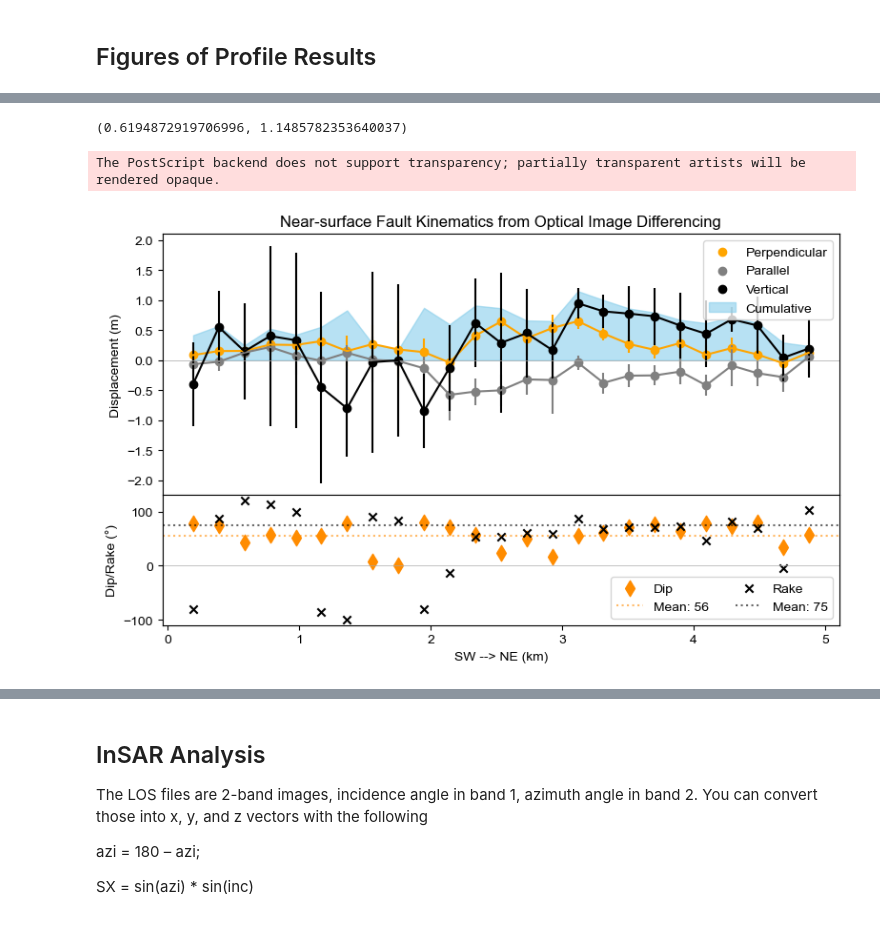
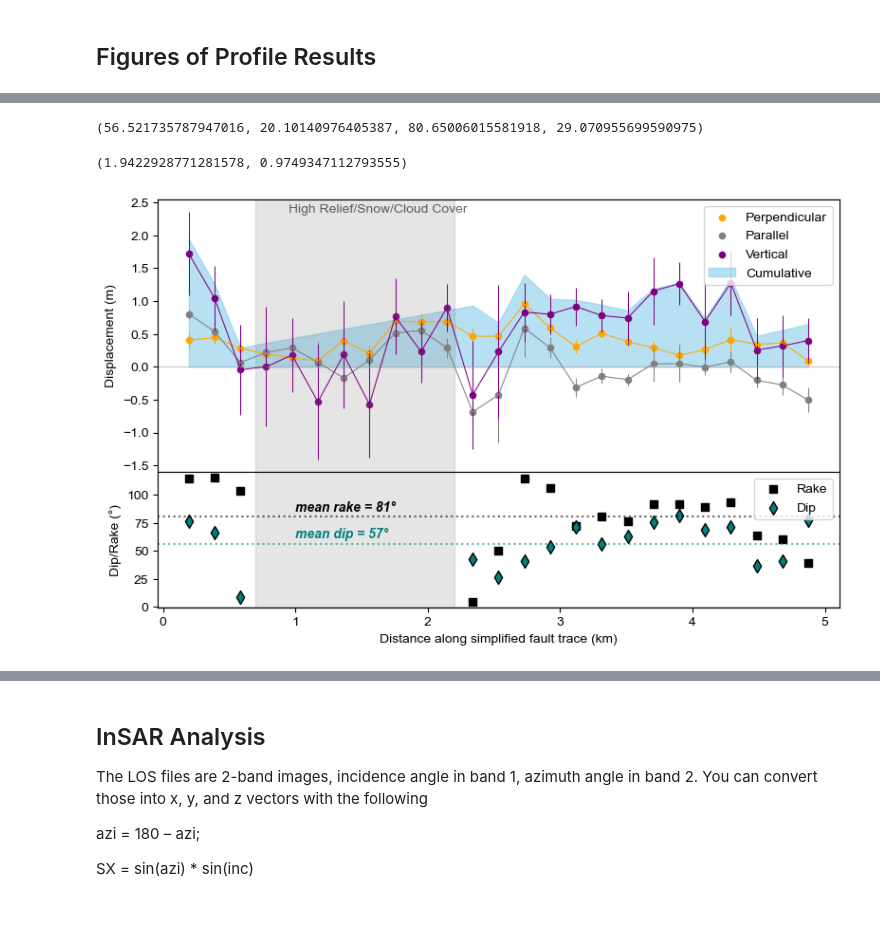
Before and after one commit to cehanagan/ImageryResources, a Jupyter notebook: Notebooks/TienShan20240122.ipynb, the cells around one changed output, grey strips where cells are left out. Saved outputs shown, nothing was run; the diff lists cells and outputs as text; code cells hidden in the pictures.

```diff
--- a/Notebooks/TienShan20240122.ipynb
+++ b/Notebooks/TienShan20240122.ipynb
@@ -18,4 +14,4 @@ pwd
 # %%
-folder = '/Users/chanagan/Desktop/DGStereo/TienShan/micmac/'
+folder = '/Users/chanagan/Library/CloudStorage/OneDrive-DOI/Projects/TienShan/micmac/'
 # %%
 # Merge relevant files
@@ -349,6 +349,6 @@ Hi
 # %% [markdown]
 ## Figures of Profile Results
 # %%
-perpdf = pd.read_csv('/Users/chanagan/Desktop/DGStereo/TienShan/Results/PerpendicularProfiles.txt')
-pardf = pd.read_csv('/Users/chanagan/Desktop/DGStereo/TienShan/Results/ParallelProfiles.txt')
-vertdf = pd.read_csv('/Users/chanagan/Desktop/DGStereo/TienShan/Results/VerticalProfiles.txt')
+perpdf = pd.read_csv(folder[:-7]+'Results/PerpendicularProfiles.txt')
+pardf = pd.read_csv(folder[:-7]+'Results/ParallelProfiles.txt')
+vertdf = pd.read_csv(folder[:-7]+'Results/VerticalProfiles.txt')
@@ -401,45 +492,58 @@ for track,j in zip([perpdf,pardf,vertdf],meandisp.keys()):
 # %%
-dips = np.arctan(np.abs(np.array(meandisp['vert']))/np.abs(np.array(meandisp['perp'])))*180/np.pi
-rakes = list(map(lambda i:np.angle(complex(-1*meandisp['par'][i],(meandisp['perp'][i]*np.cos(dips[i]*np.pi/180)+meandisp['vert'][i]*np.sin(dips[i]*np.pi/180))))*180/np.pi,np.arange(0,len(meandisp['par']))))
-total_slip = np.sqrt(np.array(meandisp['par'])**2+np.array(meandisp['perp'])**2+np.array(meandisp['vert'])**2)
+# stdev_bool - exclude those inside shaded area
+stdev_bool = np.array([True,True,True,False,False,False,False,False,False,False,False,True,True,True,True,True,True,True,True,True,True,True,True,True,True])
+#stdev_bool = np.array([True,True,True,True,True,True,True,True,True,True,True,True,True,True,True,True,True,True,True,True,True,True,True,True,True])
+included_id = np.where(np.array(stdev['vert']) < 1)
+dips = np.arctan(np.abs(np.array(meandisp['vert'])[stdev_bool])/np.abs(np.array(meandisp['perp'])[stdev_bool]))*180/np.pi
+rakes = list(map(lambda i:np.angle(complex(-1*np.array(meandisp['par'])[stdev_bool][i],(np.array(meandisp['perp'])[stdev_bool][i]*np.cos(dips[i]*np.pi/180)+np.array(meandisp['vert'])[stdev_bool][i]*np.sin(dips[i]*np.pi/180))))*180/np.pi,np.arange(0,len(np.array(meandisp['par'])[stdev_bool]))))
+total_slip = np.sqrt(np.array(meandisp['par'])[stdev_bool]**2+np.array(meandisp['perp'])[stdev_bool]**2+np.array(meandisp['vert'])[stdev_bool]**2)
+# %%
+np.mean(dips), np.std(dips), np.mean(rakes), np.std(rakes)
+# %% [output]
+(56.521735787947016, 20.10140976405387, 80.65006015581918, 29.070955699590975)
 # %%
-np.mean(total_slip), np.max(total_slip)
+np.max(total_slip), np.mean(total_slip)
 # %% [output]
-(0.6194872919706996, 1.1485782353640037)
+(1.9422928771281578, 0.9749347112793555)
 # %%
 plt.close()
 plt.rcParams['font.family'] = 'Arial'
+plt.rc('axes.spines', **{'bottom':True, 'left':True, 'right':True, 'top':True})
 plt.figure(figsize=(8,5))
 plt.yticks([])
 plt.xticks([])
-plt.title(f'Near-surface Fault Kinematics from Optical Image Differencing')
+#plt.title(f'Near-surface Fault Kinematics from Optical Image Differencing')
 # Displamcents
 plt.subplot(3,1,(1,2))
 #plt.ylim(-1.2, 2.5)
 plt.xticks([])
-for key,c in zip (meandisp.keys(),['orange','grey','black']):
+for key,c in zip (meandisp.keys(),['orange','grey','purple']):
     # Each slip component with error
-    plt.errorbar(np.array(trackdist[key])/1000,np.array(meandisp[key]),yerr=stdev[key],c=c)
-    plt.scatter(np.array(trackdist[key])/1000,np.array(meandisp[key]),c=c)
+    plt.errorbar(np.array(trackdist[key])/1000,np.array(meandisp[key]),yerr=stdev[key],c=c,linewidth=0.75)
+    plt.scatter(np.array(trackdist[key])/1000,np.array(meandisp[key]),s=20,c=c)
 # Total
-plt.fill_between(np.array(trackdist[key])/1000,total_slip,
+plt.fill_between(np.array(trackdist[key])[stdev_bool]/1000,total_slip,
          color='skyblue',alpha=0.6,zorder=0)
 plt.legend(['Perpendicular','Parallel','Vertical','Cumulative'],loc='upper right')
 plt.axhline(0,c='darkgrey',linewidth=0.5)
+plt.text(0.95,2.35,'High Relief/Snow/Cloud Cover',color='black',alpha=0.6)
+plt.axvspan(0.7,2.2,color='grey',alpha=0.20)
 plt.ylabel('Displacement (m)')
-# Dip
+# Dip and rake
 plt.subplot(3,1,3)
 plt.ylabel('Dip/Rake (°)')
-plt.xlabel('SW --> NE (km)')
-plt.scatter(np.array(trackdist[key])/1000,dips,marker='d',s=70,c='darkorange')
-plt.axhline(np.mean(np.abs(dips)),linestyle=':',c='darkorange',alpha=0.6)
-plt.scatter(np.array(trackdist[key])/1000,rakes,marker='x',color='black')
+plt.xlabel('Distance along simplified fault trace (km)')
+plt.scatter(np.array(trackdist[key])[stdev_bool]/1000,rakes,marker='s',s=40,color='black')
+plt.scatter(np.array(trackdist[key])[stdev_bool]/1000,dips,marker='d',s=50,c='teal',edgecolors='black')
+plt.legend(['Rake' ,'Dip'])
 plt.axhline(np.average(np.abs(rakes)),linestyle=':',c='black',alpha=0.6)
-plt.legend(['Dip',f'Mean: {int(np.round(np.average(np.abs(dips))))}', \
-            'Rake',f'Mean: {int(np.round(np.average(np.abs(rakes))))}'],ncol=2)
+plt.axhline(np.mean(np.abs(dips)),linestyle=':',c='teal',alpha=0.6)
+plt.text(1,np.average(np.abs(rakes))+5,f'mean rake = {int(np.round(np.average(np.abs(rakes))))}°',c='black',weight='bold',style='italic')
+plt.text(1,np.average(np.abs(dips))+5,f'mean dip = {int(np.round(np.average(np.abs(dips))))}°',c='teal',weight='bold',style='italic')
 plt.axhline(0,c='darkgrey',linewidth=0.5)
+plt.axvspan(0.7,2.2,color='grey',alpha=0.20)
 plt.tight_layout(h_pad=-0)
-#plt.savefig('/Users/chanagan/Desktop/DGStereo/TienShan/Results/TienShanOpticalResults.eps',transparent=True,dpi=300)
+#plt.savefig('/Users/chanagan/Library/CloudStorage/OneDrive-DOI/Projects/TienShan/Results/Figures/TienShanOpticalResultsFig7.svg',transparent=True,dpi=300)
+#plt.savefig('/Users/chanagan/Library/CloudStorage/OneDrive-DOI/Projects/TienShan/Results/Figures/TienShanOpticalResultsFig7.png',transparent=True,dpi=300)
 # %% [output]
-The PostScript backend does not support transparency; partially transparent artists will be rendered opaque.
-[figure, old version]
+[figure, new version]
```
Also changed, not shown: parts of 42 cells of this notebook, 16 other files.
